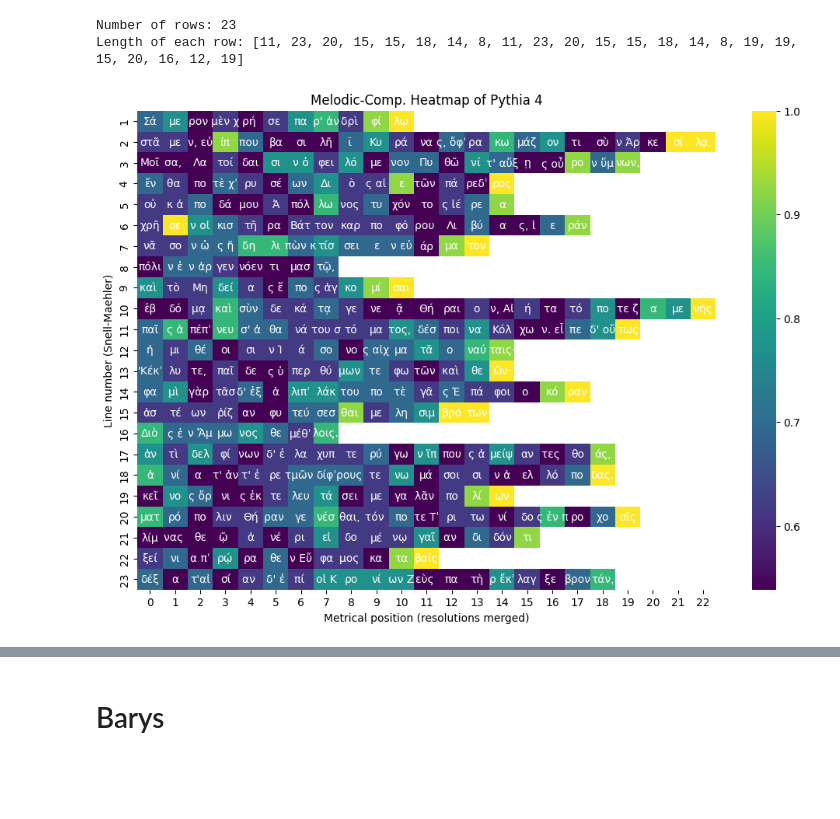
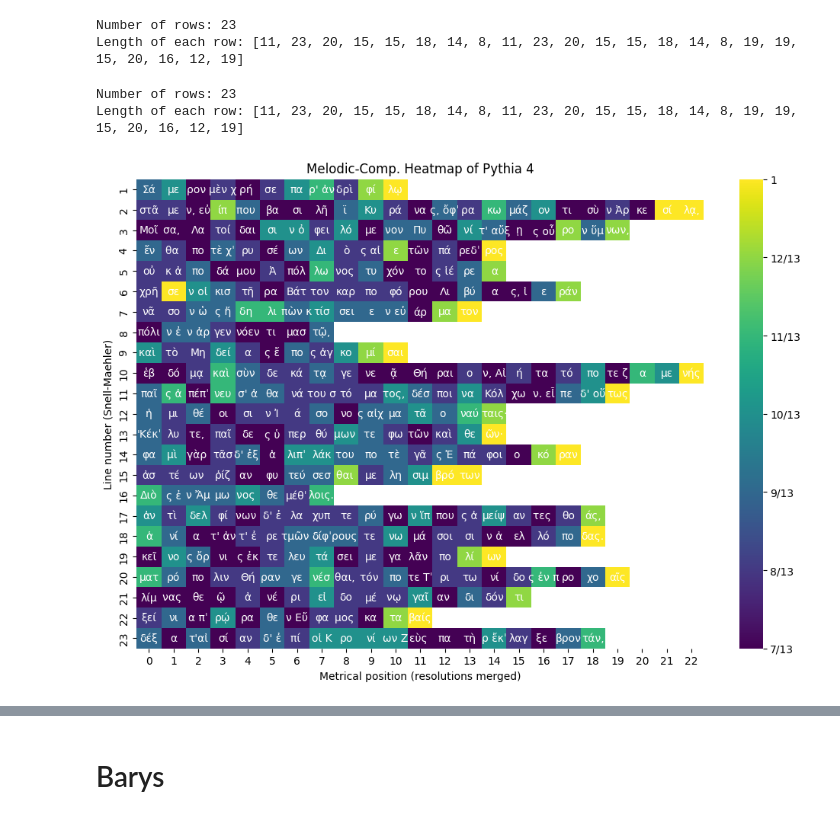
Before and after one commit to Urdatorn/responsio-accentuum, a Jupyter notebook: nb_results.ipynb, the cells around one changed output, grey strips where cells are left out. Drawn from its saved outputs; the diff is of its cells as text; code cells hidden in the pictures; blank space fills up the shorter version.

```diff
--- a/nb_results.ipynb
+++ b/nb_results.ipynb
@@ -114,17 +96,37 @@ print(f"Length of each row: {row_lengths}")
 Number of rows: 23
 Length of each row: [11, 23, 20, 15, 15, 18, 14, 8, 11, 23, 20, 15, 15, 18, 14, 8, 19, 19, 15, 20, 16, 12, 19]
 # %%
+from src.utils.utils import get_text_matrix
+
+# -----------------------------
+# Prepare text matrix
+# -----------------------------
+
+text_matrix, row_lengths = get_text_matrix("data/compiled/py04.xml")
+num_rows = len(text_matrix)
+row_lengths = [len(row) for row in text_matrix]
+
+print(f"Number of rows: {num_rows}")
+print(f"Length of each row: {row_lengths}")
+
+# -----------------------------
+# Plot heatmap with text
+# -----------------------------
+
+from fractions import Fraction
 import matplotlib.pyplot as plt
 import numpy as np
 import seaborn as sns
 
-data = all_sets
+from src.stats_comp import compatibility_play
 
-# Unwrap nested tensor structure (since just one song, redundant cantica and play dims)
-data_matrix = data[0][0]
+data = compatibility_play('data/compiled/py04.xml')
+
+# Unwrap nested tensor structure
+data_matrix = data[0]
 
 # -----------------------------
-# 3. Shape check
+# Shape check
 # -----------------------------
 num_rows_text = len(text_matrix)
 num_rows_data = len(data_matrix)
@@ -139,40 +141,63 @@ if max_len_text != max_len_data:
     raise ValueError(f"Row length mismatch: max text length={max_len_text}, max data length={max_len_data}")
 
 # -----------------------------
-# 4. Pad numeric matrix for heatmap
+# Pad numeric matrix for heatmap
 # -----------------------------
 max_len = max_len_data
 padded_data = np.full((len(data_matrix), max_len), np.nan)
 for i, row in enumerate(data_matrix):
     padded_data[i, :len(row)] = row
 
+
+min_val = np.nanmin(padded_data)
+min_frac = Fraction(min_val).limit_denominator()  # exact rational
+
+# denominator b
+den = min_frac.denominator
+start = min_frac.numerator
+
+# Generate fractions from a/b to b/b
+fractions = [Fraction(n, den) for n in range(start, den + 1)]
+tick_positions = [float(fr) for fr in fractions]
+tick_labels = [str(fr) for fr in fractions]
+
 # -----------------------------
-# 5. Plot heatmap with text overlay
+# Plot heatmap
 # -----------------------------
 plt.figure(figsize=(12, 8))
 ax = sns.heatmap(
     padded_data,
     cmap="viridis",
     mask=np.isnan(padded_data),
-    cbar=True
+    cbar=True,
+    cbar_kws={'ticks': tick_positions}
 )
+
+# Set fraction labels
+colorbar = ax.collections[0].colorbar
+colorbar.set_ticklabels(tick_labels)
 
 # Overlay text
 for i, row in enumerate(text_matrix):
     for j, val in enumerate(row):
         ax.text(
-            j + 0.5, i + 0.5,  # center in cell
+            j + 0.5, i + 0.5,
             val,
             ha='center', va='center',
             color='white', fontsize=10
         )
 
 plt.xlabel("Metrical position (resolutions merged)")
 plt.ylabel("Line number (Snell-Maehler)")
 plt.title("Melodic-Comp. Heatmap of Pythia 4")
-plt.yticks(ticks=np.arange(len(data_matrix)) + 0.5, labels=np.arange(1, len(data_matrix)+1))
+plt.yticks(
+    ticks=np.arange(len(data_matrix)) + 0.5,
+    labels=np.arange(1, len(data_matrix) + 1)
+)
 
-plt.savefig("media/plots/heatmap_pythia_4_comp.png", dpi=400) # add arg bbox_inches='tight' to make it tight
+plt.savefig("media/plots/heatmap_pythia_4_comp.png", dpi=600, bbox_inches="tight")
 plt.show()
 # %% [output]
+Number of rows: 23
+Length of each row: [11, 23, 20, 15, 15, 18, 14, 8, 11, 23, 20, 15, 15, 18, 14, 8, 19, 19, 15, 20, 16, 12, 19]
-[figure, old version]
+[figure, new version]
```
Also changed, not shown: parts of 9 cells of this notebook, 18 other files.
